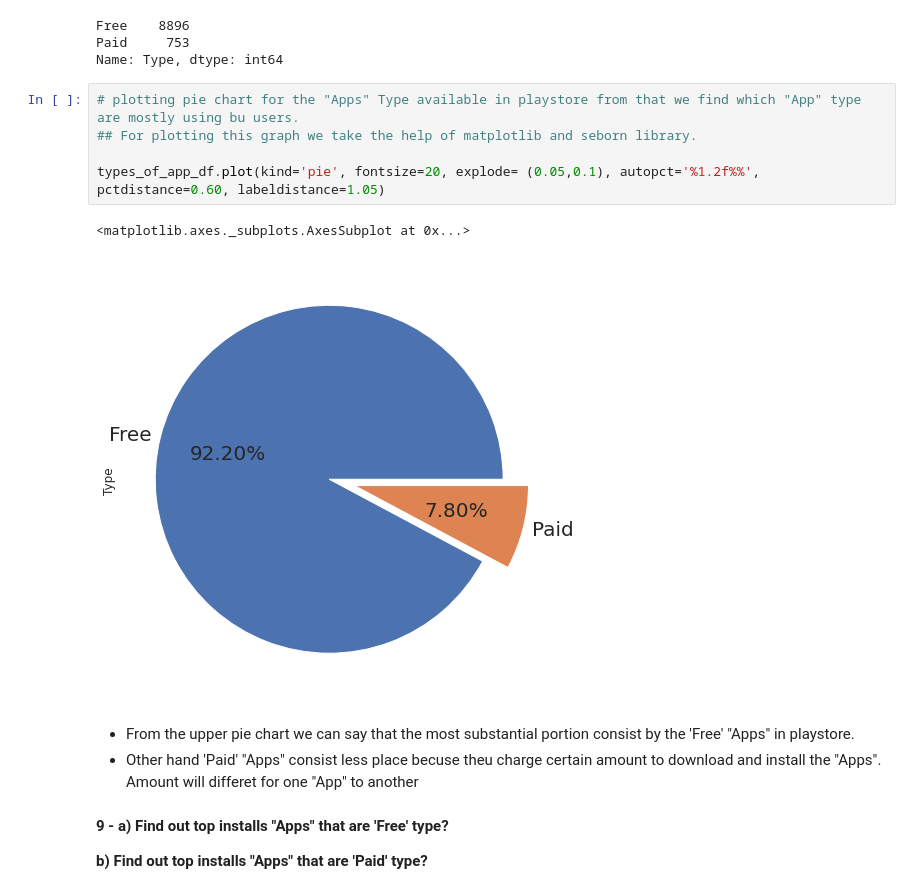
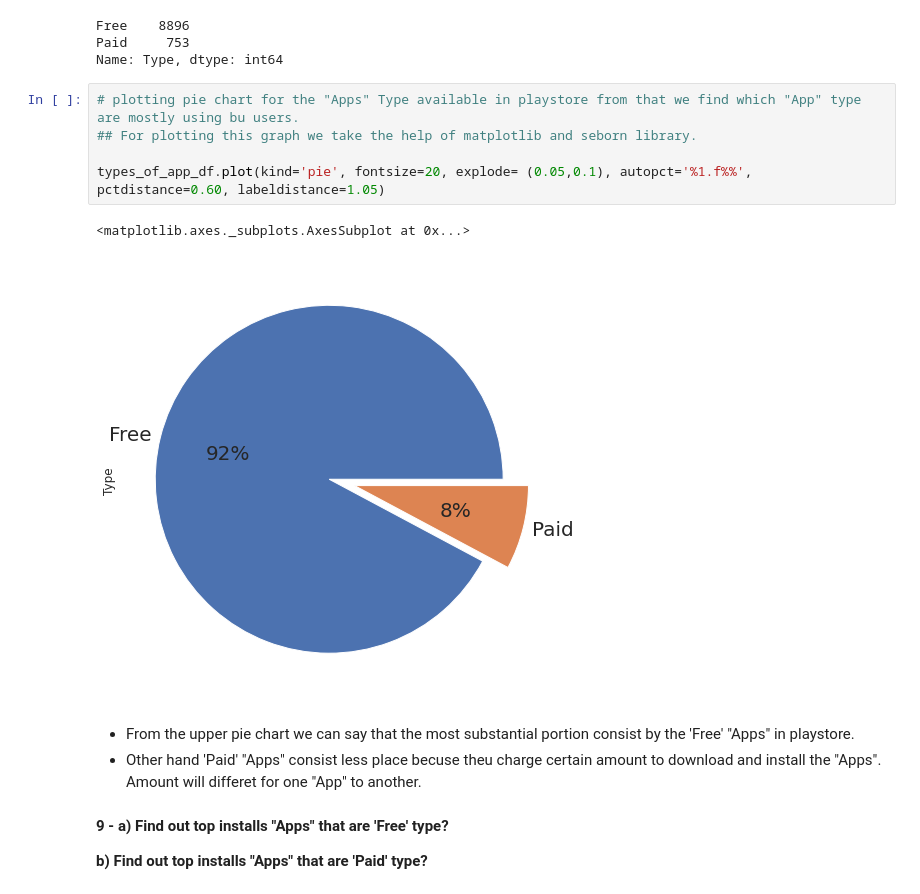
Before and after one commit to Yogendra-ramnani/-Capstone-Project---Play-Store-App-Review-Analysis, a Jupyter notebook: Capstone_Project_Play_Store_App_Review_Analysis_by_yogendra.ipynb, the cells around one changed output. Saved outputs shown, nothing was run; the diff lists cells and outputs as text.

```diff
--- a/Capstone_Project_Play_Store_App_Review_Analysis_by_yogendra.ipynb
+++ b/Capstone_Project_Play_Store_App_Review_Analysis_by_yogendra.ipynb
@@ -1121,14 +1141,14 @@ Name: Type, dtype: int64
 # %%
 # plotting pie chart for the "Apps" Type available in playstore from that we find which "App" type are mostly using bu users.
 ## For plotting this graph we take the help of matplotlib and seborn library.
 
-types_of_app_df.plot(kind='pie', fontsize=20, explode= (0.05,0.1), autopct='%1.2f%%', pctdistance=0.60, labeldistance=1.05)
+types_of_app_df.plot(kind='pie', fontsize=20, explode= (0.05,0.1), autopct='%1.f%%', pctdistance=0.60, labeldistance=1.05)
 # %% [output]
 <matplotlib.axes._subplots.AxesSubplot at 0x...>
-[figure, old version]
+[figure, new version]
 # %% [markdown]
 * From the upper pie chart we can say that the most substantial portion consist by the 'Free' "Apps" in playstore.
-* Other hand 'Paid' "Apps" consist less place becuse theu charge certain amount to download and install the "Apps". Amount will differet for one "App" to another
+* Other hand 'Paid' "Apps" consist less place becuse theu charge certain amount to download and install the "Apps". Amount will differet for one "App" to another.
 # %% [markdown]
 **9 - a) Find out top installs "Apps" that are 'Free' type?**
 
```
Also changed, not shown: parts of 13 cells of this notebook.
